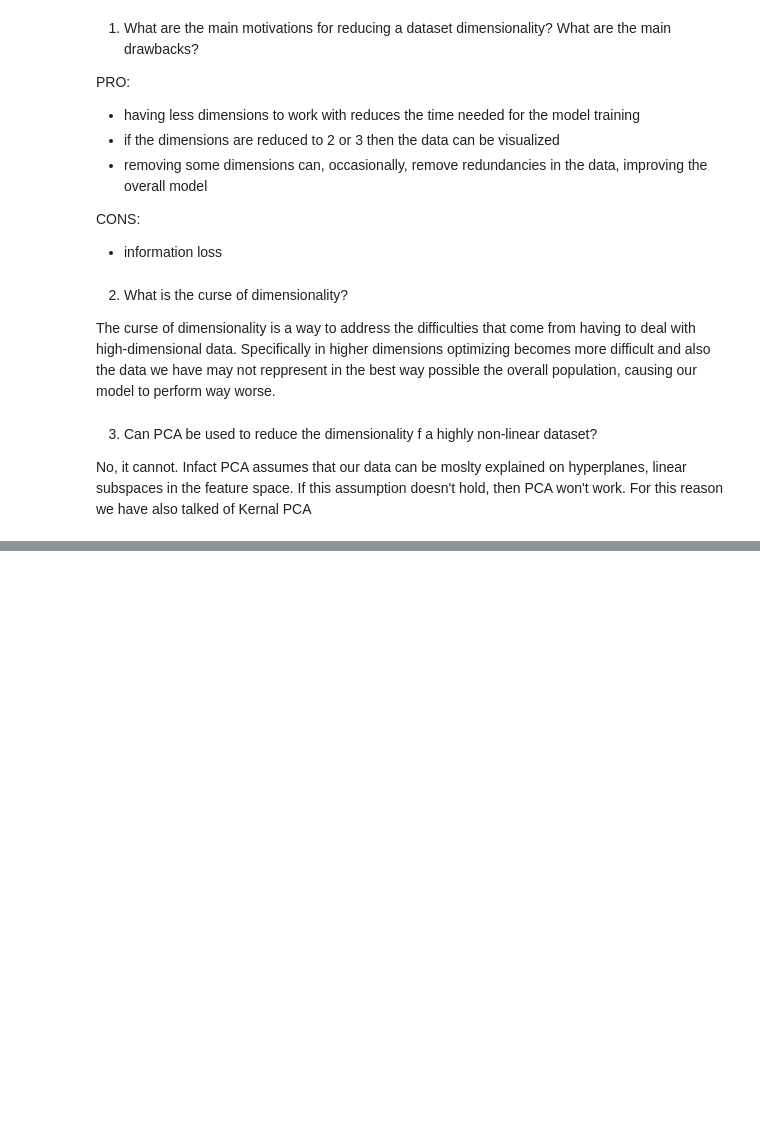
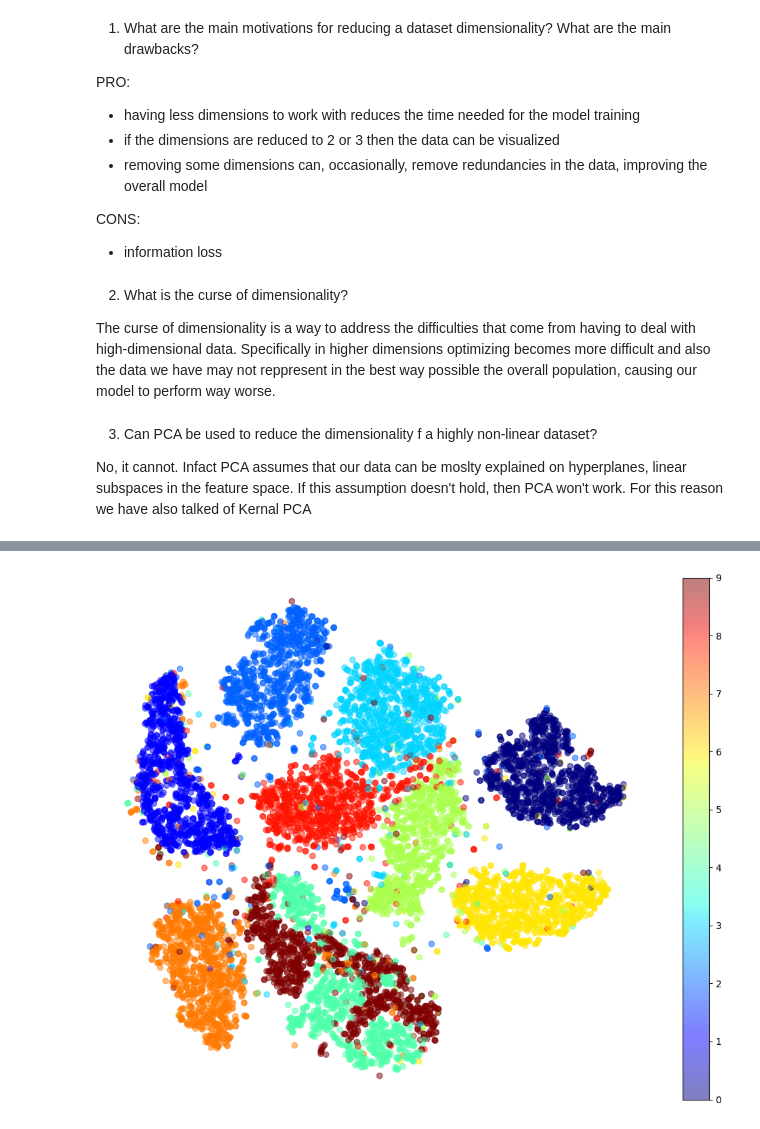
Before and after one commit to vivri1216/HandsOnMachineLearning, a Jupyter notebook: Chapter8_PCA/Chapter8_PCA.ipynb, the cells around one changed output, grey strips where cells are left out. Drawn from its saved outputs; the diff is of its cells as text; code cells hidden in the pictures; blank space fills up the shorter version.

```diff
--- a/Chapter8_PCA/Chapter8_PCA.ipynb
+++ b/Chapter8_PCA/Chapter8_PCA.ipynb
@@ -108,0 +199,30 @@ No, it does not. Infact one is sufficient to reduce the dimensionality of the da
+# %%
+# let's use the t-sne dimensionality reduction algorithm
+from sklearn.manifold import TSNE
+
+tsne = TSNE(n_components=2, random_state=42)
+pca = PCA(n_components=0.95)
+
+pip_dr = Pipeline([
+    ("pca", pca),
+    ("tsne", tsne)
+])
+
+X_train_tsne = pip_dr.fit_transform(X_train[:10000])
+# %%
+# funtion to visualize the dimensionality reuction result
+from sklearn.preprocessing import MinMaxScaler
+import matplotlib.pyplot as plt
+
+def plot_digits(X, y):
+    plt.figure(figsize=(13,10))
+    X = MinMaxScaler().fit_transform(X)
+    y = y.astype(int)
+    plt.scatter(X[:, 0], X[:, 1], c=y, cmap="jet", alpha=0.5)
+    plt.axis('off')
+    plt.colorbar()
+    plt.show()
+# %%
+plot_digits(X_train_tsne, y_train[:10000])
+# %% [output]
+[figure, added]
```
Also changed, not shown: parts of 15 cells of this notebook.
